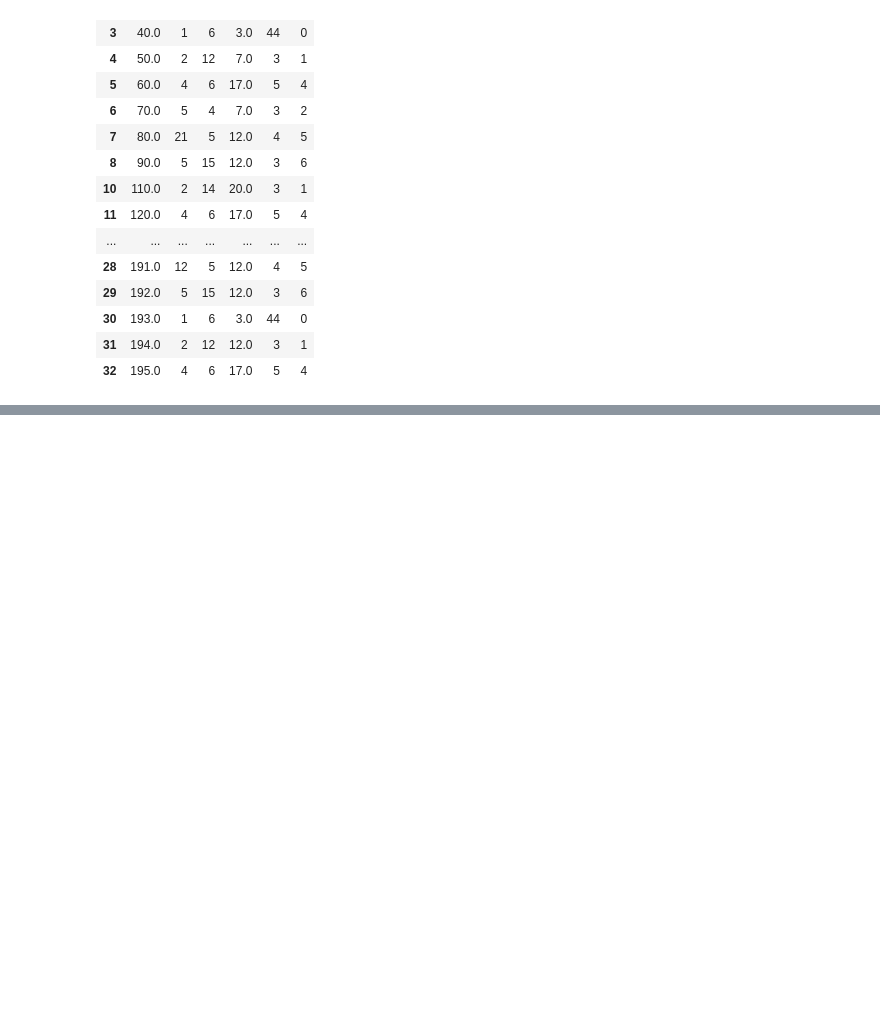
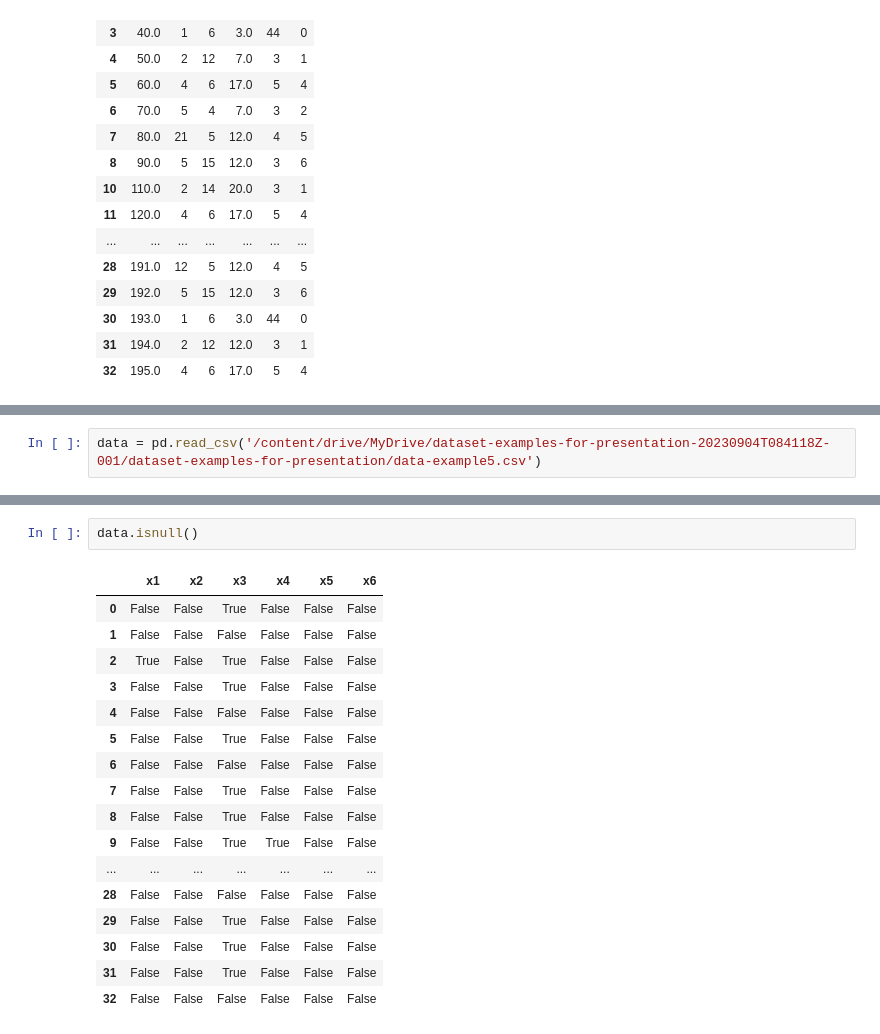
Before and after one commit to MoazzemhossainMoazz/EDGE_AI, a Jupyter notebook: Data_Preprocessing.ipynb, the cells around one changed output, grey strips where cells are left out. Saved outputs shown, nothing was run; the diff lists cells and outputs as text; blank space fills up the shorter version.

Commit message:
Added data example 4

```diff
--- a/Data_Preprocessing.ipynb
+++ b/Data_Preprocessing.ipynb
@@ -275,0 +281,2 @@ data_clean1 / data_clean2
+# %%
+data = pd.read_csv('/content/drive/MyDrive/dataset-examples-for-presentation-20230904T084118Z-001/dataset-examples-for-presentation/data-example5.csv')
@@ -275,0 +294,20 @@ data_clean1 / data_clean2
+# %%
+data.isnull()
+# %% [output]
+|  | x1 | x2 | x3 | x4 | x5 | x6 |
+| 0 | False | False | True | False | False | False |
+| 1 | False | False | False | False | False | False |
+| 2 | True | False | True | False | False | False |
+| 3 | False | False | True | False | False | False |
+| 4 | False | False | False | False | False | False |
+| 5 | False | False | True | False | False | False |
+| 6 | False | False | False | False | False | False |
+| 7 | False | False | True | False | False | False |
+| 8 | False | False | True | False | False | False |
+| 9 | False | False | True | True | False | False |
+| ... | ... | ... | ... | ... | ... | ... |
+| 28 | False | False | False | False | False | False |
+| 29 | False | False | True | False | False | False |
+| 30 | False | False | True | False | False | False |
+| 31 | False | False | True | False | False | False |
+| 32 | False | False | False | False | False | False |
```
Also changed, not shown: parts of 23 cells of this notebook.
